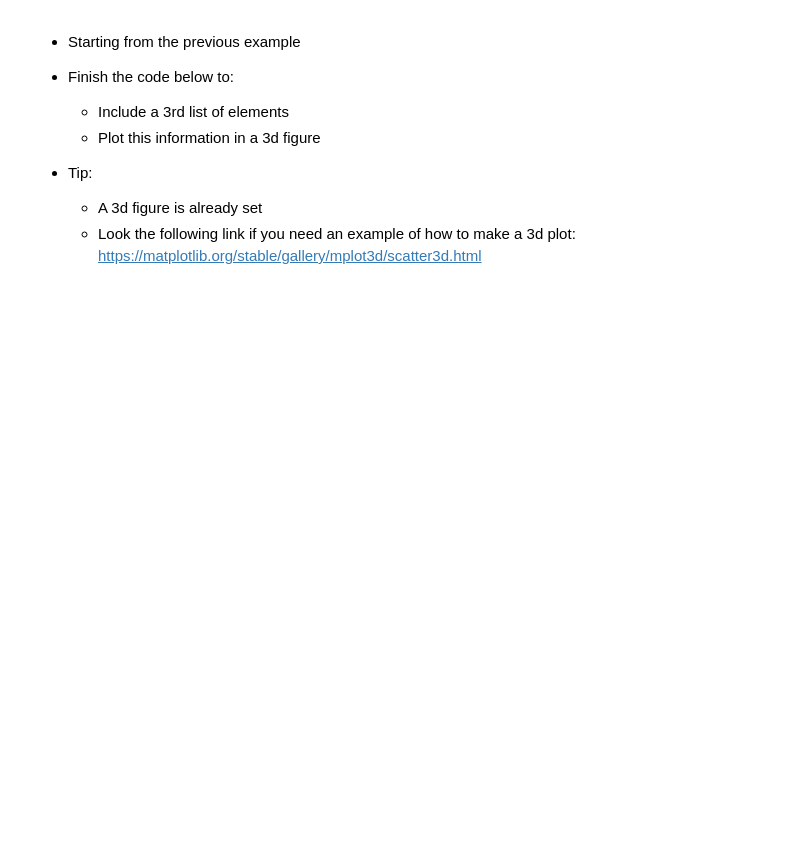
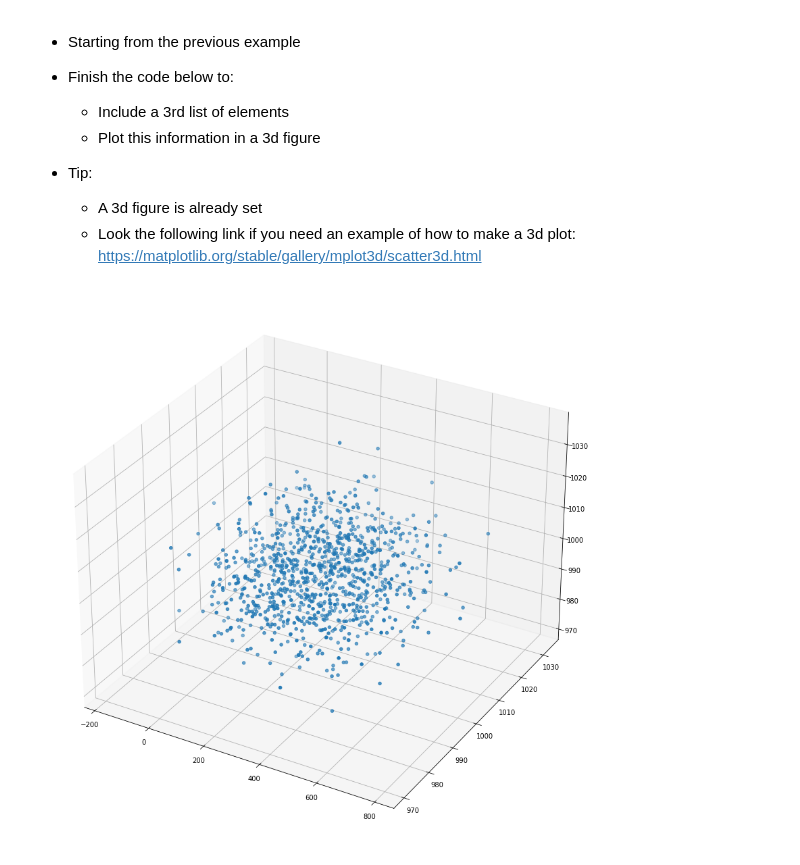
Before and after one commit to suny-downstate-medical-center/Comp-Neuro-Grad-Course, a Jupyter notebook: lab1/lab1.ipynb, the cells around one changed output. Drawn from its saved outputs; the diff is of its cells as text; code cells hidden in the pictures; blank space fills up the shorter version.

```diff
--- a/lab1/lab1.ipynb
+++ b/lab1/lab1.ipynb
@@ -469,25 +530,35 @@ plt.show()
 # %%
 import matplotlib.pyplot as plt
 import numpy as np
 import random
 
 # --- Creating and Sampling from a Normal distribution
 mu1, sigma1 = 300, 150 # mean and standard deviation
 xpoints = np.random.normal(mu1, sigma1, 1000)
 
 mu2, sigma2 = 1000, 10 # mean and standard deviation
 ypoints = np.random.normal(mu2, sigma2, 1000)
 
+zpoints = np.random.normal(mu2, sigma2, 1000)
+
 # --- Calculating statistics for the samples
 x_mean  = np.mean(xpoints)
 x_std   = np.std(xpoints)
 
 y_mean  = np.mean(ypoints)
 y_std   = np.std(ypoints)
 
 # --- Creating a 3d figure
 fig = plt.figure(figsize=(15,15))
 ax = fig.add_subplot(projection='3d')
 
+'''
+tips:
+    use (ax)
+    function (scatter)
+'''
+
 # --- Display figure
 plt.show()
+# %% [output]
+[figure, added]
```
Also changed, not shown: parts of 19 cells of this notebook, 3 other files.
